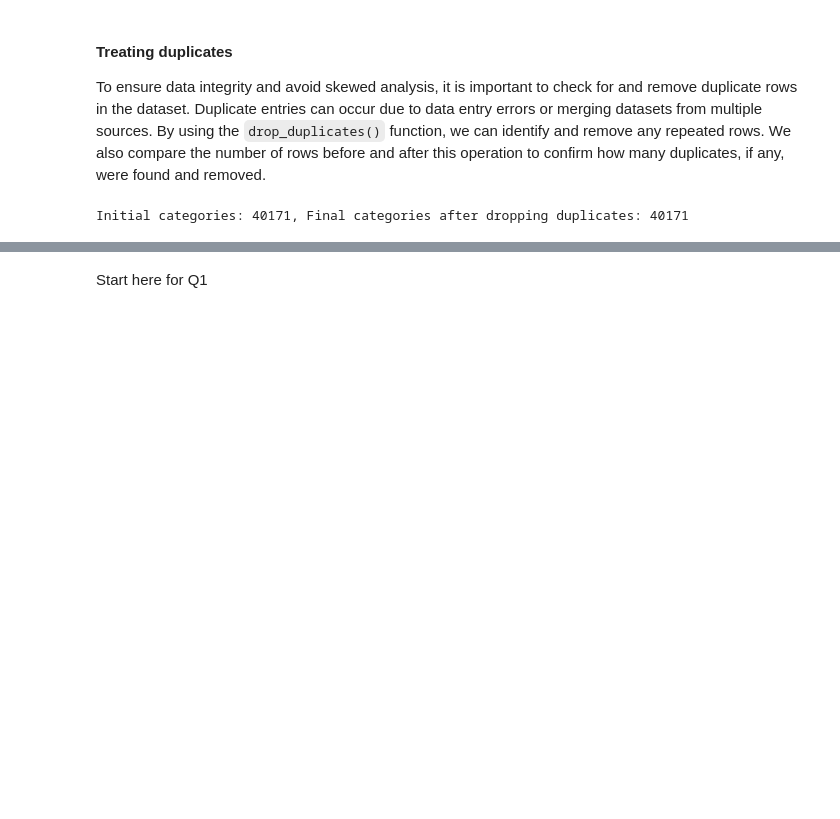
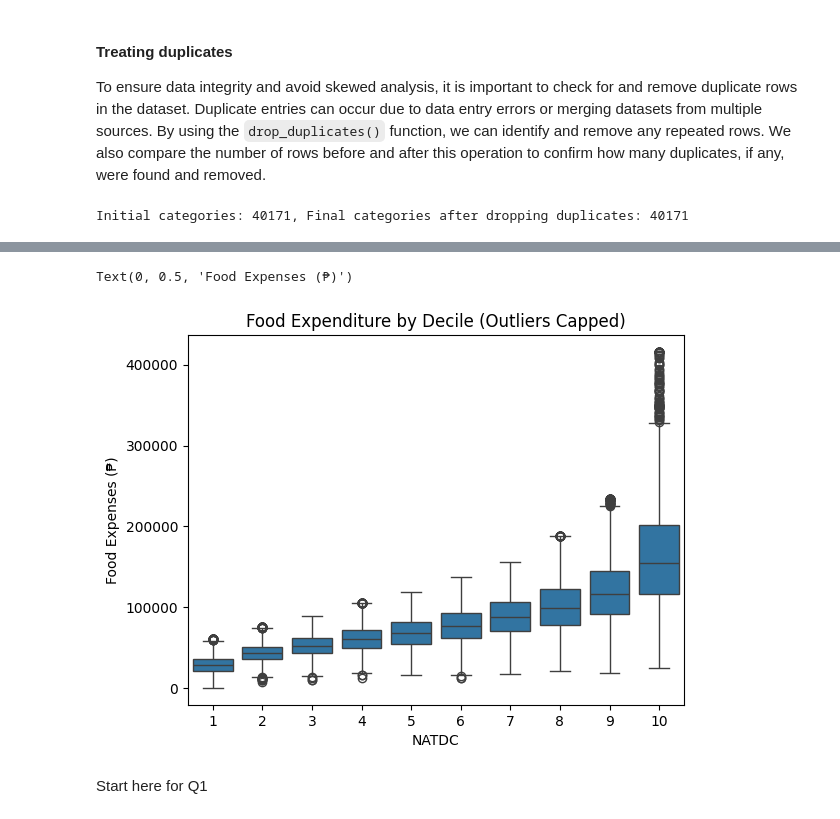
Before and after one commit to marxandreadiane/CSMODEL-MCO1, a Jupyter notebook: CSMODEL-MCO1.ipynb, the cells around one changed output, grey strips where cells are left out. Saved outputs shown, nothing was run; the diff lists cells and outputs as text; code cells hidden in the pictures; blank space fills up the shorter version.

```diff
--- a/CSMODEL-MCO1.ipynb
+++ b/CSMODEL-MCO1.ipynb
@@ -323,3 +381,29 @@ Here, we can see that after applying the drop_duplicate function, the number of
+# %%
+# Group by decile and get the 99th percentile for T_FOOD
+food_caps = fies_df.groupby('NATDC')['T_FOOD'].quantile(0.99).to_dict()
+
+# Cap each decile at its 99th percentile
+fies_df['T_FOOD_CLEAN'] = fies_df.apply(
+    lambda row: min(row['T_FOOD'], food_caps[row['NATDC']]),
+    axis=1
+)
+# %%
+# Flag extreme lows (e.g., <₱1K/year)
+fies_df['LOW_FOOD_FLAG'] = (fies_df['T_FOOD'] < 1000)
+
+# Flag extreme highs (e.g., >₱500K/year)
+fies_df['HIGH_FOOD_FLAG'] = (fies_df['T_FOOD'] > 500_000)
+# %%
+sns.boxplot(
+    x='NATDC',
+    y='T_FOOD_CLEAN',
+    data=fies_df,
+)
+plt.title("Food Expenditure by Decile (Outliers Capped)")
+plt.ylabel("Food Expenses (₱)")
+# %% [output]
+Text(0, 0.5, 'Food Expenses (₱)')
+[figure, added]
 # %% [markdown]
 Start here for Q1
 # %% [markdown]
```
Also changed, not shown: parts of 15 cells of this notebook.
